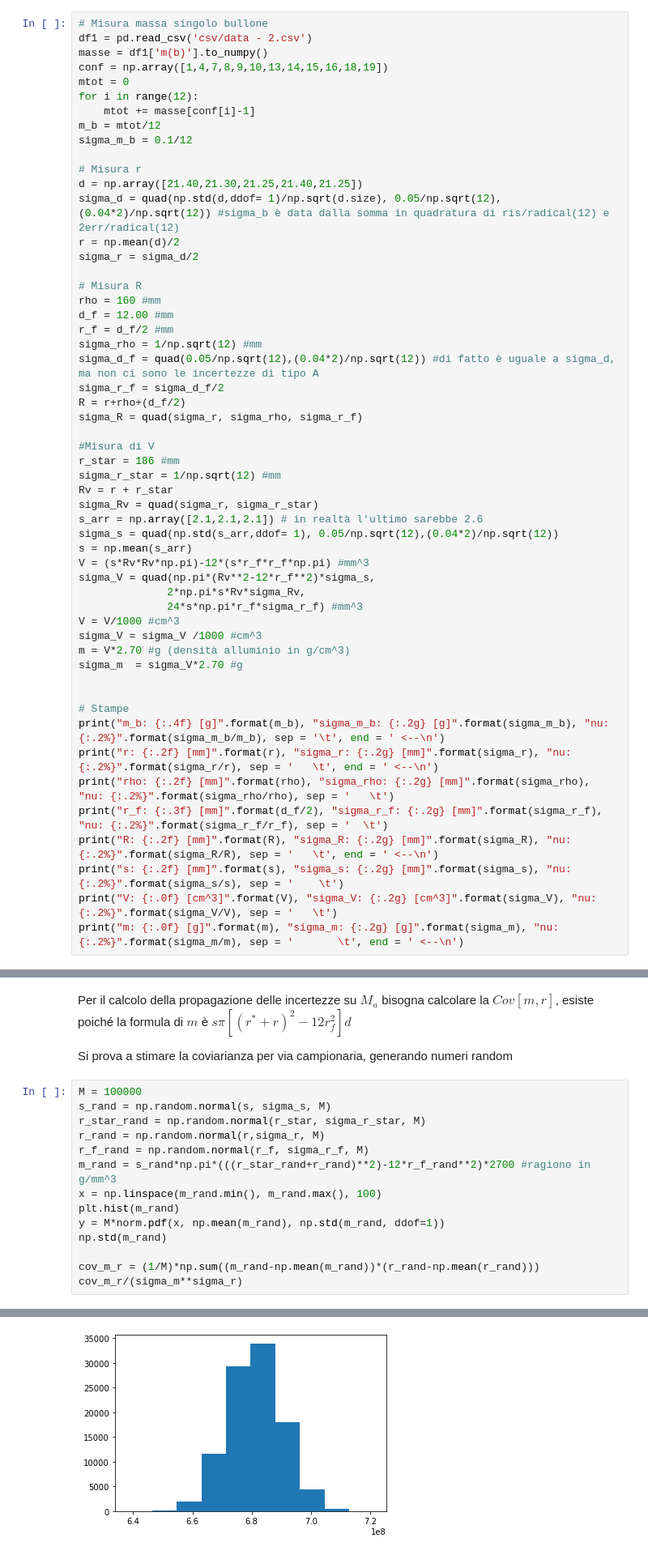
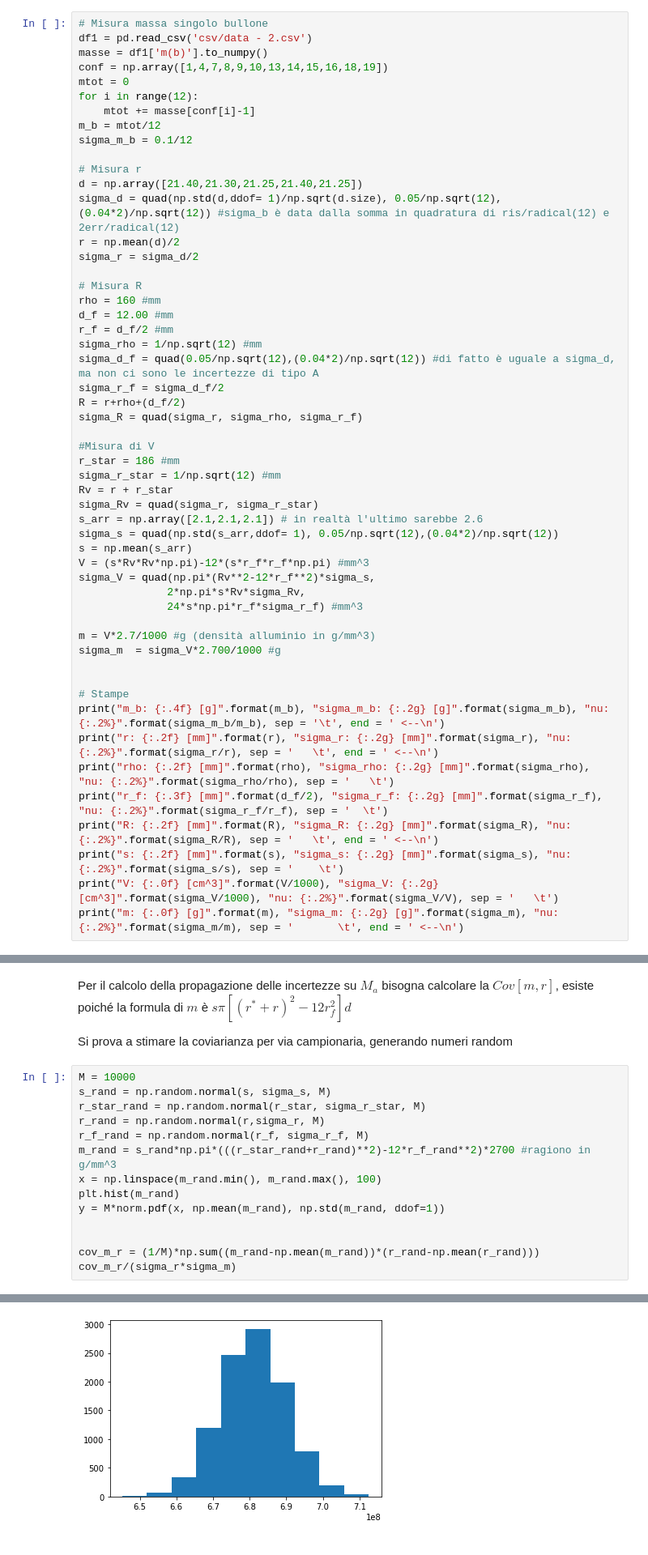
Before and after one commit to unTipicoCapodoglio/prova5, a Jupyter notebook: analisi5b.ipynb, the cells around one changed output, grey strips where cells are left out. Shown: that part at 81% size. Drawn from its saved outputs; the diff is of its cells as text.

```diff
--- a/analisi5b.ipynb
+++ b/analisi5b.ipynb
@@ -245,10 +245,9 @@ V = (s*Rv*Rv*np.pi)-12*(s*r_f*r_f*np.pi) #mm^3
 sigma_V = quad(np.pi*(Rv**2-12*r_f**2)*sigma_s,
               2*np.pi*s*Rv*sigma_Rv,
               24*s*np.pi*r_f*sigma_r_f) #mm^3
-V = V/1000 #cm^3
-sigma_V = sigma_V /1000 #cm^3
-m = V*2.70 #g (densità alluminio in g/cm^3)
-sigma_m  = sigma_V*2.70 #g
+
+m = V*2.7/1000 #g (densità alluminio in g/mm^3)
+sigma_m  = sigma_V*2.700/1000 #g
 
 
 # Stampe
@@ -258,7 +257,7 @@ print("rho: {:.2f} [mm]".format(rho), "sigma_rho: {:.2g} [mm]".format(sigma_rho)
 print("r_f: {:.3f} [mm]".format(d_f/2), "sigma_r_f: {:.2g} [mm]".format(sigma_r_f), "nu: {:.2%}".format(sigma_r_f/r_f), sep = '  \t')
 print("R: {:.2f} [mm]".format(R), "sigma_R: {:.2g} [mm]".format(sigma_R), "nu: {:.2%}".format(sigma_R/R), sep = '   \t', end = ' <--\n')
 print("s: {:.2f} [mm]".format(s), "sigma_s: {:.2g} [mm]".format(sigma_s), "nu: {:.2%}".format(sigma_s/s), sep = '    \t')
-print("V: {:.0f} [cm^3]".format(V), "sigma_V: {:.2g} [cm^3]".format(sigma_V), "nu: {:.2%}".format(sigma_V/V), sep = '   \t')
+print("V: {:.0f} [cm^3]".format(V/1000), "sigma_V: {:.2g} [cm^3]".format(sigma_V/1000), "nu: {:.2%}".format(sigma_V/V), sep = '   \t')
 print("m: {:.0f} [g]".format(m), "sigma_m: {:.2g} [g]".format(sigma_m), "nu: {:.2%}".format(sigma_m/m), sep = '       \t', end = ' <--\n')
 # %% [output]
 m_b: 53.5167 [g]        sigma_m_b: 0.0083 [g]   nu: 0.02% <--
@@ -274,7 +273,7 @@ Per il calcolo della propagazione delle incertezze su $M_a$ bisogna calcolare la
 
 Si prova a stimare la coviarianza per via campionaria, generando numeri random
 # %%
-M = 100000
+M = 10000
 s_rand = np.random.normal(s, sigma_s, M)
 r_star_rand = np.random.normal(r_star, sigma_r_star, M)
 r_rand = np.random.normal(r,sigma_r, M)
@@ -283,8 +282,8 @@ m_rand = s_rand*np.pi*(((r_star_rand+r_rand)**2)-12*r_f_rand**2)*2700 #ragiono i
 x = np.linspace(m_rand.min(), m_rand.max(), 100)
 plt.hist(m_rand)
 y = M*norm.pdf(x, np.mean(m_rand), np.std(m_rand, ddof=1))
-np.std(m_rand)
+
 
 cov_m_r = (1/M)*np.sum((m_rand-np.mean(m_rand))*(r_rand-np.mean(r_rand)))
-cov_m_r/(sigma_m**sigma_r)
+cov_m_r/(sigma_r*sigma_m)
 # %% [output]
@@ -292,4 +291,4 @@ cov_m_r/(sigma_m**sigma_r)
-[figure, old version]
+[figure, new version]
 # %%
 A = c2
 B = m2
```
Also changed, not shown: parts of 6 cells of this notebook.
